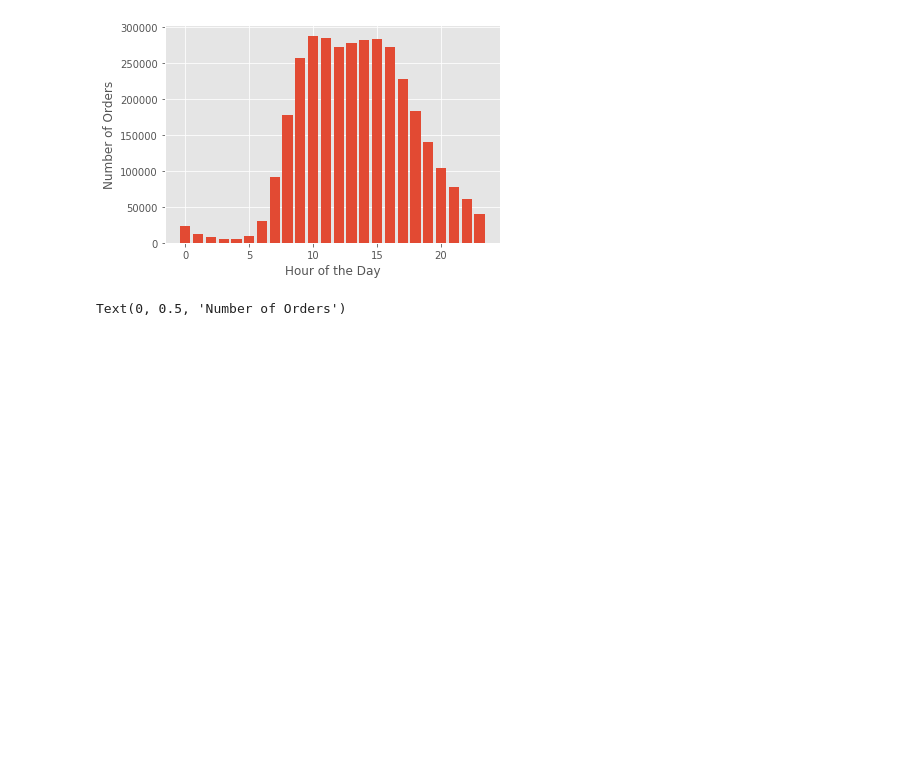
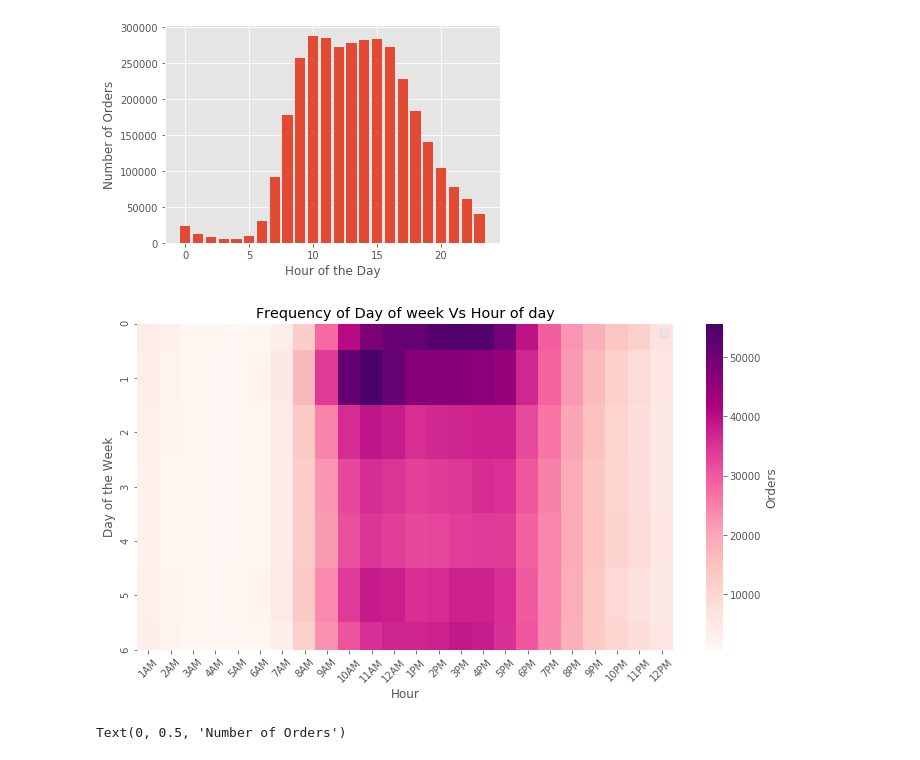
Before and after one commit to Josefa-Sullivan/Instacart, a Jupyter notebook: Zefa/EDA.ipynb, the cells around one changed output. Cells and saved outputs as stored; diff of their text form; code cells hidden in the pictures; blank space fills up the shorter version.

```diff
--- a/Zefa/EDA.ipynb
+++ b/Zefa/EDA.ipynb
@@ -71,11 +55,22 @@ orders.shape
 # %% [markdown]
 Combine train and prior datasets to get 3346083 unique orders with 33819106 items
 # %%
-prior_orders = pd.read_csv('../data/'+files[3])
-orders_train = pd.read_csv('../data/'+files[4])
+prior_orders = pd.read_csv('../data/order_products__prior.csv')
+orders_train = pd.read_csv('../data/order_products__train.csv')
 
 # Train set is not in prior so we should concatenate together
 list_ids = orders_train.order_id.unique()
 prior_orders.order_id.isin(list_ids).sum()
 
 all_prior_orders = pd.concat([prior_orders,orders_train])
+# %%
+orders.head()
+reorder_df = all_prior_orders.groupby('order_id').reordered.agg(['sum','count'])
+reorder_df['percent_reorder']= reorder_df['sum']/ reorder_df['count']*100
+# %%
+# Add a column with number of items and percent items reordered
+orders = pd.merge(orders,reorder_df, left_on='order_id', right_index=True)
+orders.drop(['sum','eval_set'], inplace=True, axis=1)
+# %%
+orders.rename(columns={'count_x':'item_count', 'percent_reorder_x':'percent_reorder'}, inplace=True)
+# orders.drop(['count_y','percent_reorder_y'], inplace=True, axis=1)
@@ -169,6 +175,23 @@ Slowest Hour:  order_hour_of_day
 Name: order_id, dtype: int64
 Text(0, 0.5, 'Number of Orders')
 [figure]
+# %%
+grouped_df = orders.groupby(["order_dow", "order_hour_of_day"])["order_number"].aggregate("count").reset_index()
+grouped_df = grouped_df.pivot('order_dow', 'order_hour_of_day', 'order_number')
+
+hour_list = np.arange(1,13)
+am_pm = ['AM','PM']
+time_labels = [str(i)+j for j in am_pm for i in hour_list]
+
+plt.pyplot.figure(figsize=(12,6))
+chart = sns.heatmap(grouped_df, cmap='RdPu', xticklabels=time_labels, cbar_kws={'label': 'Orders'})
+chart.set(ylabel='Day of the Week', xlabel= 'Hour')
+chart.set_xticklabels(chart.get_xticklabels(), rotation=45)
+plt.pyplot.title("Frequency of Day of week Vs Hour of day")
+chart.legend(labels='Order Number')
+plt.pyplot.show()
+# %% [output]
+[figure, added]
 # %%
 days_since = orders.groupby('days_since_prior_order').order_id.agg('count')
 
```
Also changed, not shown: parts of 10 cells of this notebook, 8 other files.
